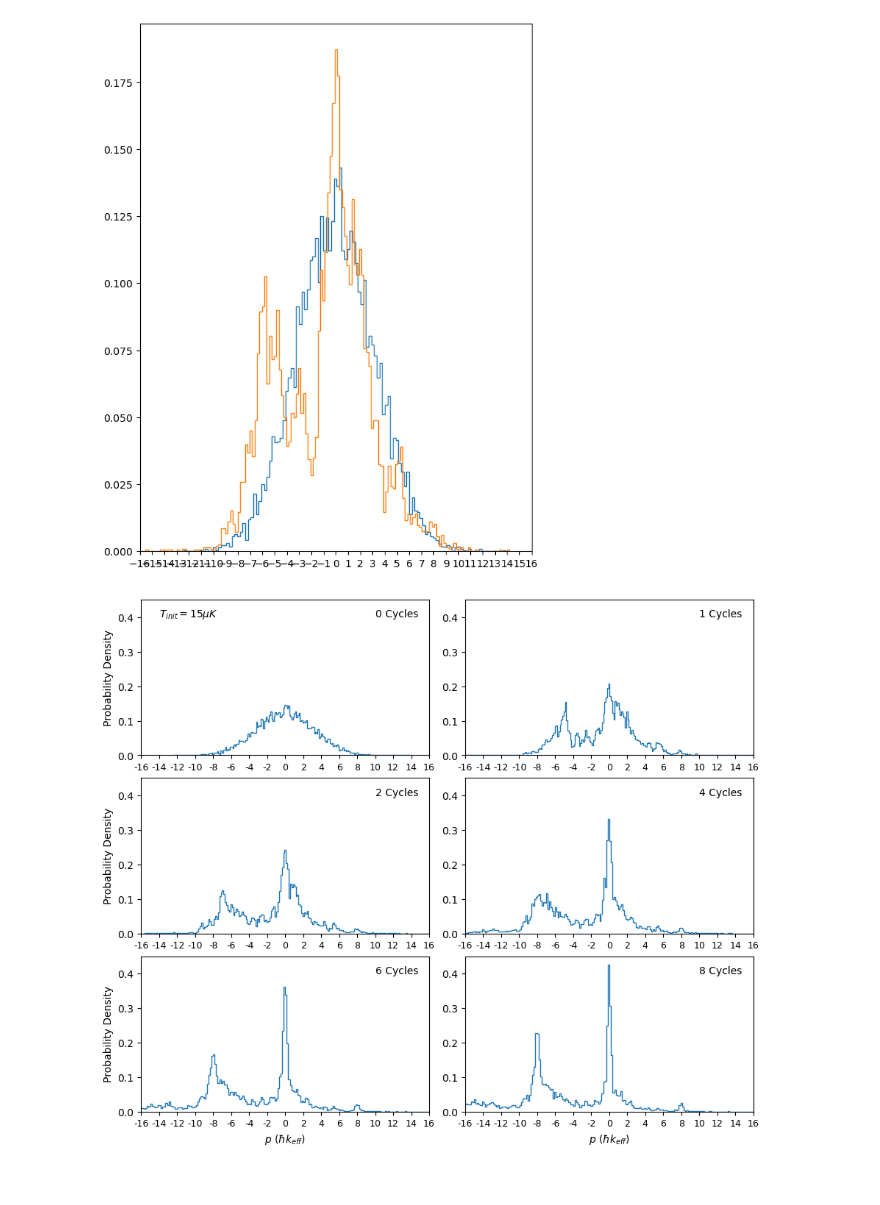
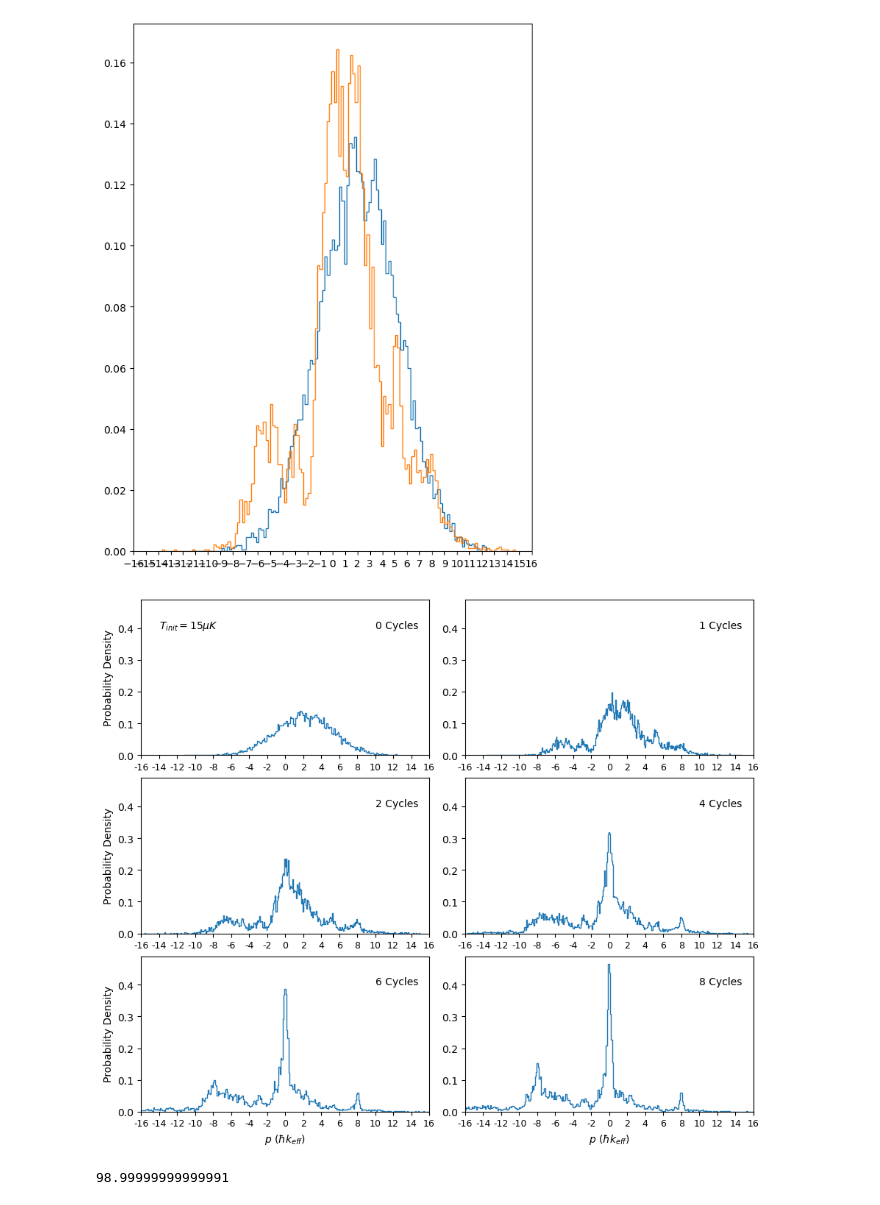
Before and after one commit to tr2g20/simulations, a Jupyter notebook: alg_cooling.ipynb, the cells around one changed output. Cells and saved outputs as stored; diff of their text form; code cells hidden in the pictures.

Commit message:
finished and tested simulate_alg_cooling with read and write to hdf5. added alg_cooling_2.ipynb. added plot_cooling_cycles23 (need to add save fig functionality)

```diff
--- a/alg_cooling.ipynb
+++ b/alg_cooling.ipynb
@@ -25,7 +25,7 @@ basis = np.arange(p_min, p_max + 1)
 
 initial_state = np.zeros(shape=len(basis), dtype=np.complex128)
 # initial_state[15] = 1
-initial_state[16] = 1
+initial_state[18] = 1
 
 initial_state = initial_state/ np.linalg.norm(initial_state)
 
@@ -43,6 +43,12 @@ moms = moms/(hbar*k_eff)
 
 moms_list.append(moms)
 fracs_list.append(np.ones(len(moms)))
+
+initial_state = np.zeros(shape=len(basis), dtype=np.complex128)
+
+initial_state[16] = 1
+
+initial_state = initial_state/ np.linalg.norm(initial_state)
 
 for i in range(cycles-1):
     moms, fracs, mom_grid, frac_grid = simulate_pulses_p_dist_custom(pulse_seq=RR3, init_mom_dist=moms*hbar*k_eff, basis=basis, initial_state=initial_state)
@@ -70,25 +76,26 @@ for i in range(cycles-1):
 # %%
 sigma = np.sqrt(kb*Temp/m)
 initial_p_dist = m*np.random.normal(loc = 0, scale = sigma, size = N)/(hbar*k_eff)
+initial_p_dist = initial_p_dist + 2
 
 fig1, ax1 = plt.subplots(figsize=(6, 7.5), layout= 'constrained')
 
 final = 1
 bins = 300
 
 ax1.hist(x= initial_p_dist, bins = 120, histtype='step', density=True)
 if final % 2 != 0:
     bins = 150
 ax1.hist(x= moms_list[final], weights= fracs_list[final], bins = bins, histtype='step', density=True)
 
 # xlims = np.arange(basis)
 ax1.set_xticks(basis)
 ax1.set_xlim(-16,16)
 
 # fig1.tight_layout
 plt.show()
 # %% [output]
-[figure, old version]
+[figure, new version]
 # %%
 fig1, axes = plt.subplots(3,2, figsize=(9, 7.5), layout= 'constrained')
 axes = axes.flatten()
@@ -100,16 +107,16 @@ axes[0].hist(x= initial_p_dist, bins = 200, histtype='step', density=True)
 axes[0].set_xticks(basis[0::2], basis[0::2], fontsize = 9)
 axes[0].set_xlim(basis[0],basis[-1])
 axes[0].set_yticks(np.linspace(0,0.4,5))
-axes[0].set_ylim(0,0.45)
+axes[0].set_ylim(0,0.49)
 axes[0].set_ylabel('Probability Density')
 
 
 for i in range(1,6):
-    axes[i].hist(x = moms_list[index_list[i-1]+1], weights= fracs_list[index_list[i-1]+1], bins = bins, histtype='step', density=True)
+    axes[i].hist(x = moms_list[index_list[i-1]+2], weights= fracs_list[index_list[i-1]+2], bins = bins, histtype='step', density=True)
     axes[i].set_xticks(basis[0::2], basis[0::2], fontsize = 9)
     axes[i].set_xlim(basis[0],basis[-1])
     axes[i].set_yticks(np.linspace(0,0.4,5))
-    axes[i].set_ylim(0,0.45)
+    axes[i].set_ylim(0,0.49)
 
 
 axes[4].set_xlabel(r'$p$ ($\hbar k_{eff}$)')
@@ -134,7 +141,7 @@ axes[0].text(-14,0.4,r'$T_{init}=15\mu K$')
 
 plt.show()
 # %% [output]
-[figure, old version]
+[figure, new version]
 # %%
 moms_list.insert(0, initial_p_dist)
 fracs_list.insert(0, np.ones(len(initial_p_dist)))
@@ -144,2 +151,11 @@ np.savez('data/algorithmic cooling/27_2_26_15_fracs_list_muK_10000atoms_f3_8cycl
 # %%
 import h5py
+# %%
+n = 0
+for p in RR3.pulses:
+    if p.type != 'free':
+        n += p.duration
+
+print( n/(pi/rabi_freq))
+# %% [output]
+98.99999999999991
```
Also changed, not shown: parts of 3 cells of this notebook, 29 other files.
